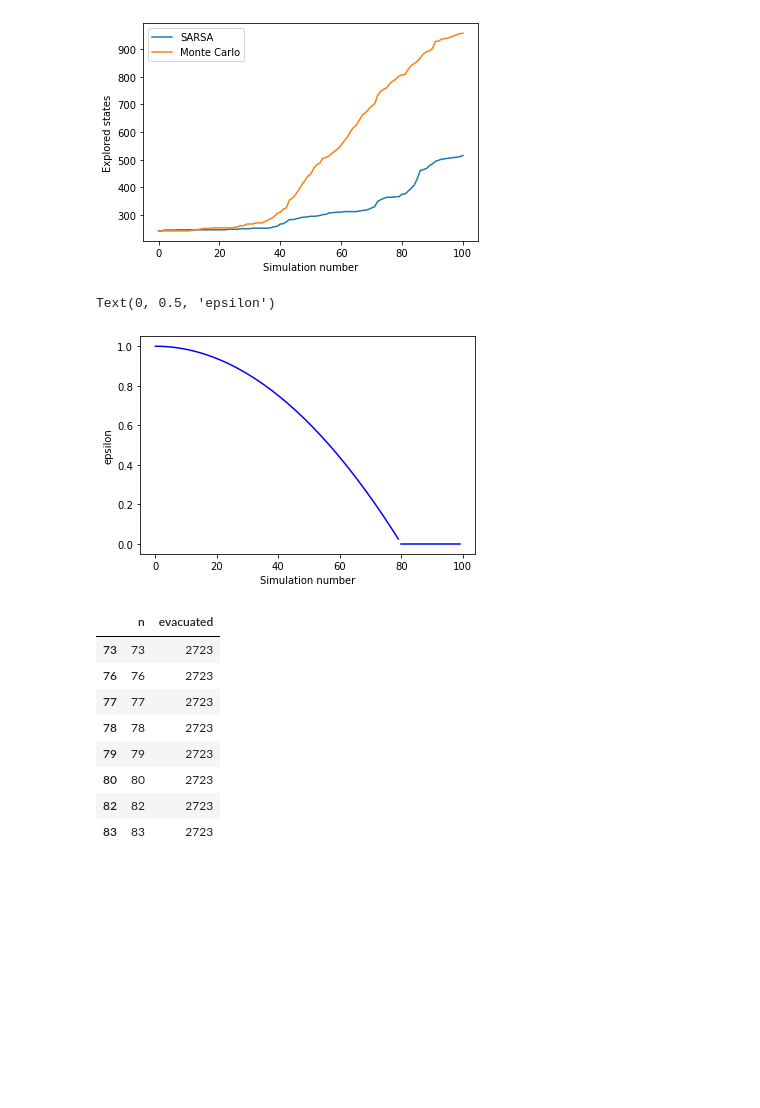
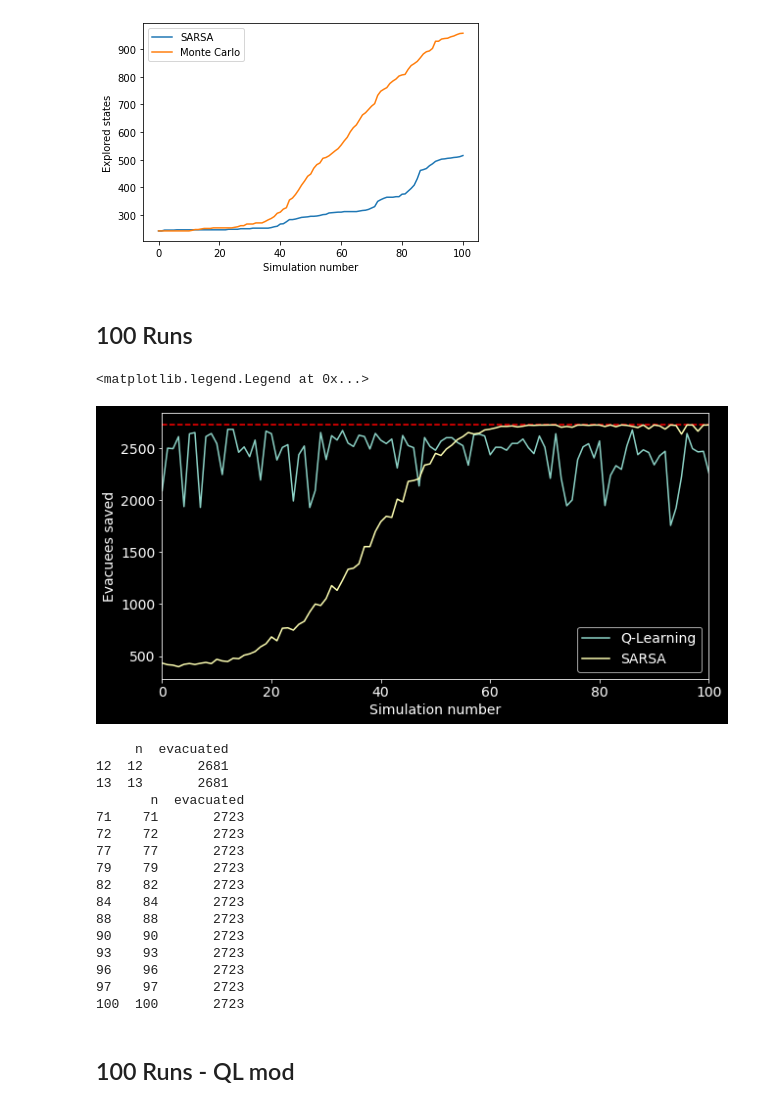
Before and after one commit to erick2307/tsuevac, a Jupyter notebook: plot_survivors.ipynb, the cells around one changed output. Saved outputs shown, nothing was run; the diff lists cells and outputs as text; code cells hidden in the pictures; blank space fills up the shorter version.

```diff
--- a/plot_survivors.ipynb
+++ b/plot_survivors.ipynb
@@ -69,21 +107,47 @@ y2 = [0]*len(x2)
-# %%
-import pylab as plt
-plt.plot(x1,y1,c='b')
-plt.plot(x2,y2,c='b')
-plt.xlabel("Simulation number")
-plt.ylabel("epsilon")
-# %% [output]
-Text(0, 0.5, 'epsilon')
-[figure, removed]
-# %%
-data_ql[data_ql['evacuated']==2723]
-# %% [output]
-|  | n | evacuated |
-| 73 | 73 | 2723 |
-| 76 | 76 | 2723 |
-| 77 | 77 | 2723 |
-| 78 | 78 | 2723 |
-| 79 | 79 | 2723 |
-| 80 | 80 | 2723 |
-| 82 | 82 | 2723 |
-| 83 | 83 | 2723 |
+# %% [markdown]
+## 100 Runs
+# %%
+arahama_ql_100 = pd.read_csv('./arahama/state_ql_67_7_100/survivorsPerSim_1x100.csv',names=['n','evacuated'])
+arahama_sarsa_100 = pd.read_csv('./arahama/state_sarsa_67_7_100/survivorsPerSim_1x100.csv',names=['n','evacuated'])
+# %%
+fig,ax = plt.subplots(figsize=(10,5))
+ax = arahama_ql_100.evacuated.plot(label="Q-Learning")
+arahama_sarsa_100.evacuated.plot(ax=ax,label="SARSA")
+ax.set_xlabel("Simulation number",fontsize=14)
+ax.set_ylabel("Evacuees saved",fontsize=14)
+plt.xticks(fontsize=14)
+plt.yticks(fontsize=14)
+plt.hlines(2723,0,1000,colors='red',linestyles='--')
+# plt.vlines(1049,0,30000,color='white',linestyles='--')
+# plt.vlines(547,0,30000,color='white',linestyles='--')
+# plt.ylim(3000,data_sarsa.evacuated.max())
+# plt.text(9.3,1000,'$\downarrow$Full explotation$\downarrow$\n$\epsilon=0.1$',rotation='vertical',usetex=True,fontsize=14)
+ax.legend(loc=4,fontsize=14)
+# %% [output]
+<matplotlib.legend.Legend at 0x...>
+[figure, added]
+# %%
+maxe = arahama_ql_100.evacuated.max()
+print(arahama_ql_100.query(f'evacuated=={maxe}'))
+
+maxe = arahama_sarsa_100.evacuated.max()
+print(arahama_sarsa_100.query(f'evacuated=={maxe}'))
+# %% [output]
+     n  evacuated
+12  12       2681
+13  13       2681
+       n  evacuated
+71    71       2723
+72    72       2723
+77    77       2723
+79    79       2723
+82    82       2723
+84    84       2723
+88    88       2723
+90    90       2723
+93    93       2723
+96    96       2723
+97    97       2723
+100  100       2723
+# %% [markdown]
+## 100 Runs - QL mod
```
Also changed, not shown: parts of 38 cells of this notebook, 8 other files.
